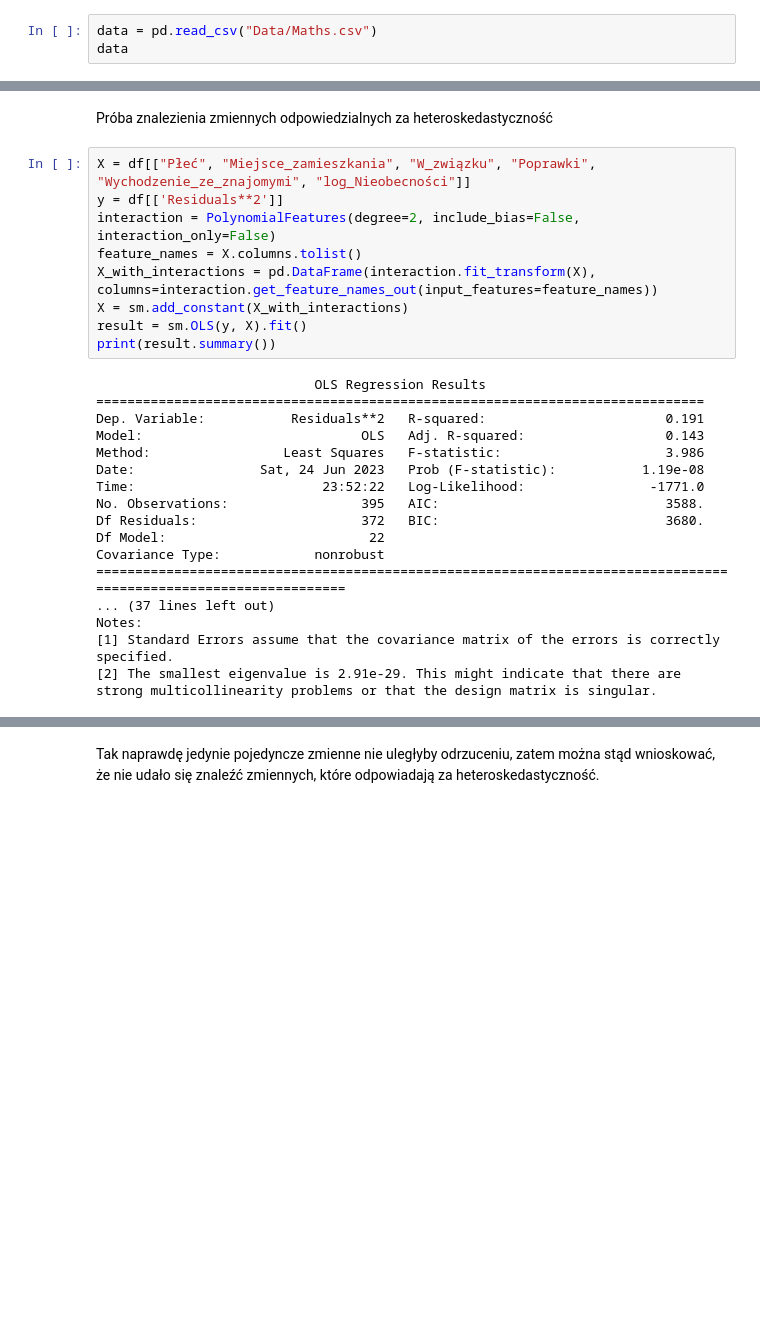
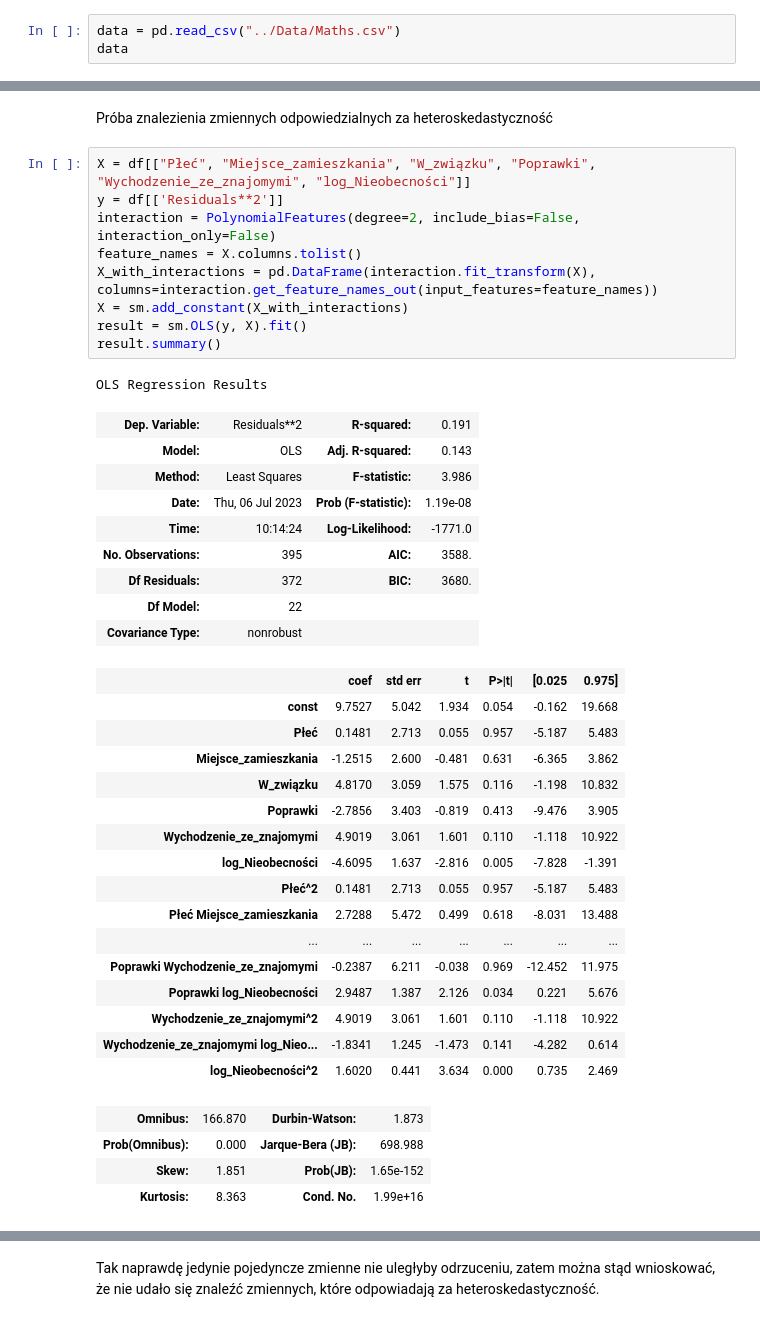
Before and after one commit to kvbiii/ML_Algorithms_from_scratch, a Jupyter notebook: Linear_Regression/Econometric_model_Studies/Model_ekonometryczny.ipynb, the cells around one changed output, grey strips where cells are left out. Drawn from its saved outputs; the diff is of its cells as text; blank space fills up the shorter version.

Commit message:
Econometric model studies

```diff
--- a/Linear_Regression/Econometric_model_Studies/Model_ekonometryczny.ipynb
+++ b/Linear_Regression/Econometric_model_Studies/Model_ekonometryczny.ipynb
@@ -25,7 +26,7 @@ from sklearn.preprocessing import PolynomialFeatures
 # %% [markdown]
 # **Ładowanie i opis danych**
 # %%
-data = pd.read_csv("Data/Maths.csv")
+data = pd.read_csv("../Data/Maths.csv")
 data
 # %% [output]
 |  | school | sex | age | address | famsize | Pstatus | Medu | Fedu | Mjob | Fjob | ... | ... |
@@ -772,27 +773,40 @@ Próba znalezienia zmiennych odpowiedzialnych za heteroskedastyczność
 # %%
 X = df[["Płeć", "Miejsce_zamieszkania", "W_związku", "Poprawki", "Wychodzenie_ze_znajomymi", "log_Nieobecności"]]
 y = df[['Residuals**2']]
 interaction = PolynomialFeatures(degree=2, include_bias=False, interaction_only=False)
 feature_names = X.columns.tolist()
 X_with_interactions = pd.DataFrame(interaction.fit_transform(X), columns=interaction.get_feature_names_out(input_features=feature_names))
 X = sm.add_constant(X_with_interactions)
 result = sm.OLS(y, X).fit()
-print(result.summary())
+result.summary()
 # %% [output]
-                            OLS Regression Results
-==============================================================================
-Dep. Variable:           Residuals**2   R-squared:                       0.191
-Model:                            OLS   Adj. R-squared:                  0.143
-Method:                 Least Squares   F-statistic:                     3.986
-Date:                Sat, 24 Jun 2023   Prob (F-statistic):           1.19e-08
-Time:                        23:52:22   Log-Likelihood:                -1771.0
-No. Observations:                 395   AIC:                             3588.
-Df Residuals:                     372   BIC:                             3680.
-Df Model:                          22
-Covariance Type:            nonrobust
-=================================================================================================================
-... (37 lines left out)
-Notes:
-[1] Standard Errors assume that the covariance matrix of the errors is correctly specified.
-[2] The smallest eigenvalue is 2.91e-29. This might indicate that there are
-strong multicollinearity problems or that the design matrix is singular.
+OLS Regression Results
+| Dep. Variable: | Residuals**2 | R-squared: | 0.191 |
+| Model: | OLS | Adj. R-squared: | 0.143 |
+| Method: | Least Squares | F-statistic: | 3.986 |
+| Date: | Thu, 06 Jul 2023 | Prob (F-statistic): | 1.19e-08 |
+| Time: | 10:14:24 | Log-Likelihood: | -1771.0 |
+| No. Observations: | 395 | AIC: | 3588. |
+| Df Residuals: | 372 | BIC: | 3680. |
+| Df Model: | 22 |  |  |
+| Covariance Type: | nonrobust |  |  |
+|  | coef | std err | t | P>|t| | [0.025 | 0.975] |
+| const | 9.7527 | 5.042 | 1.934 | 0.054 | -0.162 | 19.668 |
+| Płeć | 0.1481 | 2.713 | 0.055 | 0.957 | -5.187 | 5.483 |
+| Miejsce_zamieszkania | -1.2515 | 2.600 | -0.481 | 0.631 | -6.365 | 3.862 |
+| W_związku | 4.8170 | 3.059 | 1.575 | 0.116 | -1.198 | 10.832 |
+| Poprawki | -2.7856 | 3.403 | -0.819 | 0.413 | -9.476 | 3.905 |
+| Wychodzenie_ze_znajomymi | 4.9019 | 3.061 | 1.601 | 0.110 | -1.118 | 10.922 |
+| log_Nieobecności | -4.6095 | 1.637 | -2.816 | 0.005 | -7.828 | -1.391 |
+| Płeć^2 | 0.1481 | 2.713 | 0.055 | 0.957 | -5.187 | 5.483 |
+| Płeć Miejsce_zamieszkania | 2.7288 | 5.472 | 0.499 | 0.618 | -8.031 | 13.488 |
+| ... | ... | ... | ... | ... | ... | ... |
+| Poprawki Wychodzenie_ze_znajomymi | -0.2387 | 6.211 | -0.038 | 0.969 | -12.452 | 11.975 |
+| Poprawki log_Nieobecności | 2.9487 | 1.387 | 2.126 | 0.034 | 0.221 | 5.676 |
+| Wychodzenie_ze_znajomymi^2 | 4.9019 | 3.061 | 1.601 | 0.110 | -1.118 | 10.922 |
+| Wychodzenie_ze_znajomymi log_Nieo... | -1.8341 | 1.245 | -1.473 | 0.141 | -4.282 | 0.614 |
+| log_Nieobecności^2 | 1.6020 | 0.441 | 3.634 | 0.000 | 0.735 | 2.469 |
+| Omnibus: | 166.870 | Durbin-Watson: | 1.873 |
+| Prob(Omnibus): | 0.000 | Jarque-Bera (JB): | 698.988 |
+| Skew: | 1.851 | Prob(JB): | 1.65e-152 |
+| Kurtosis: | 8.363 | Cond. No. | 1.99e+16 |
```
Also changed, not shown: parts of 15 cells of this notebook.
